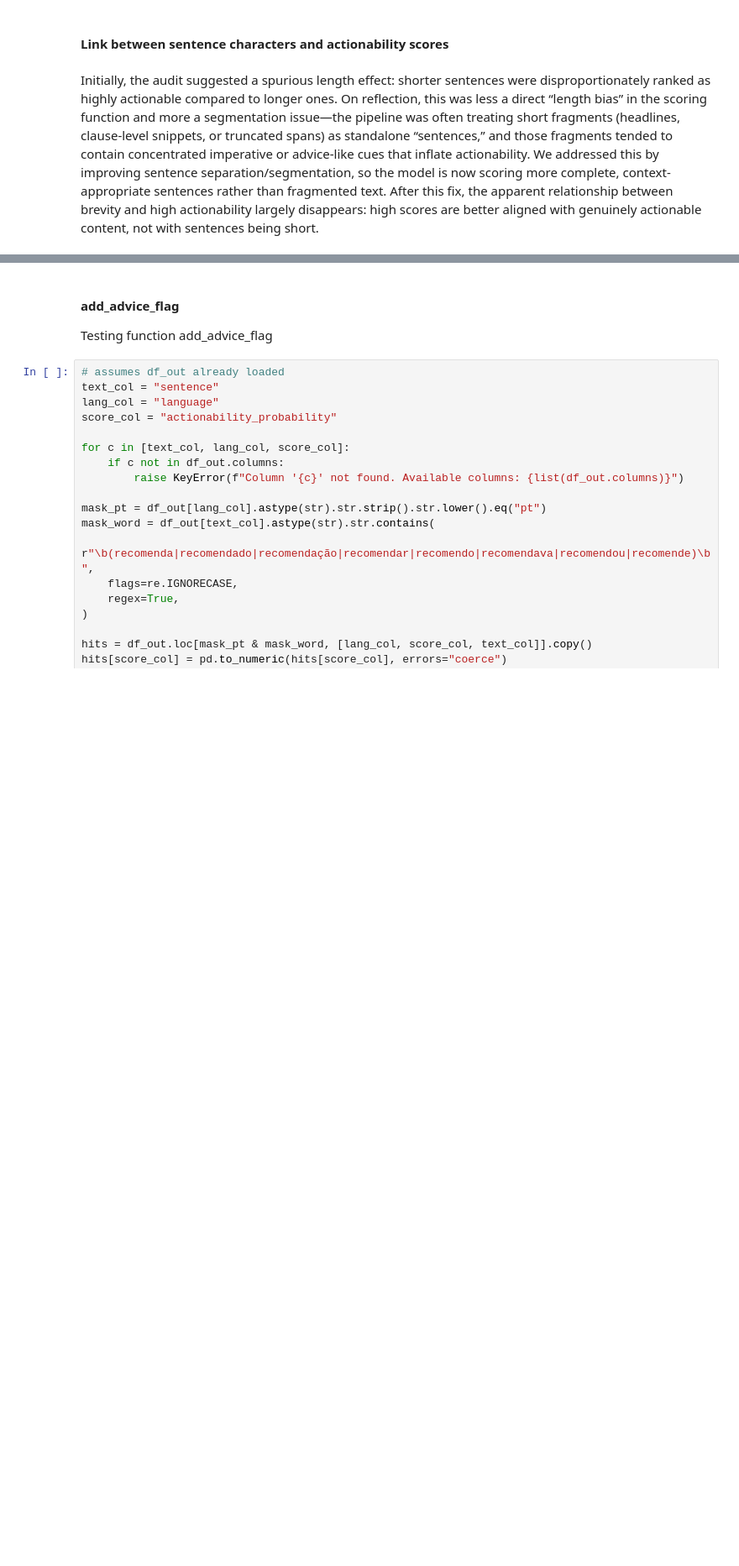
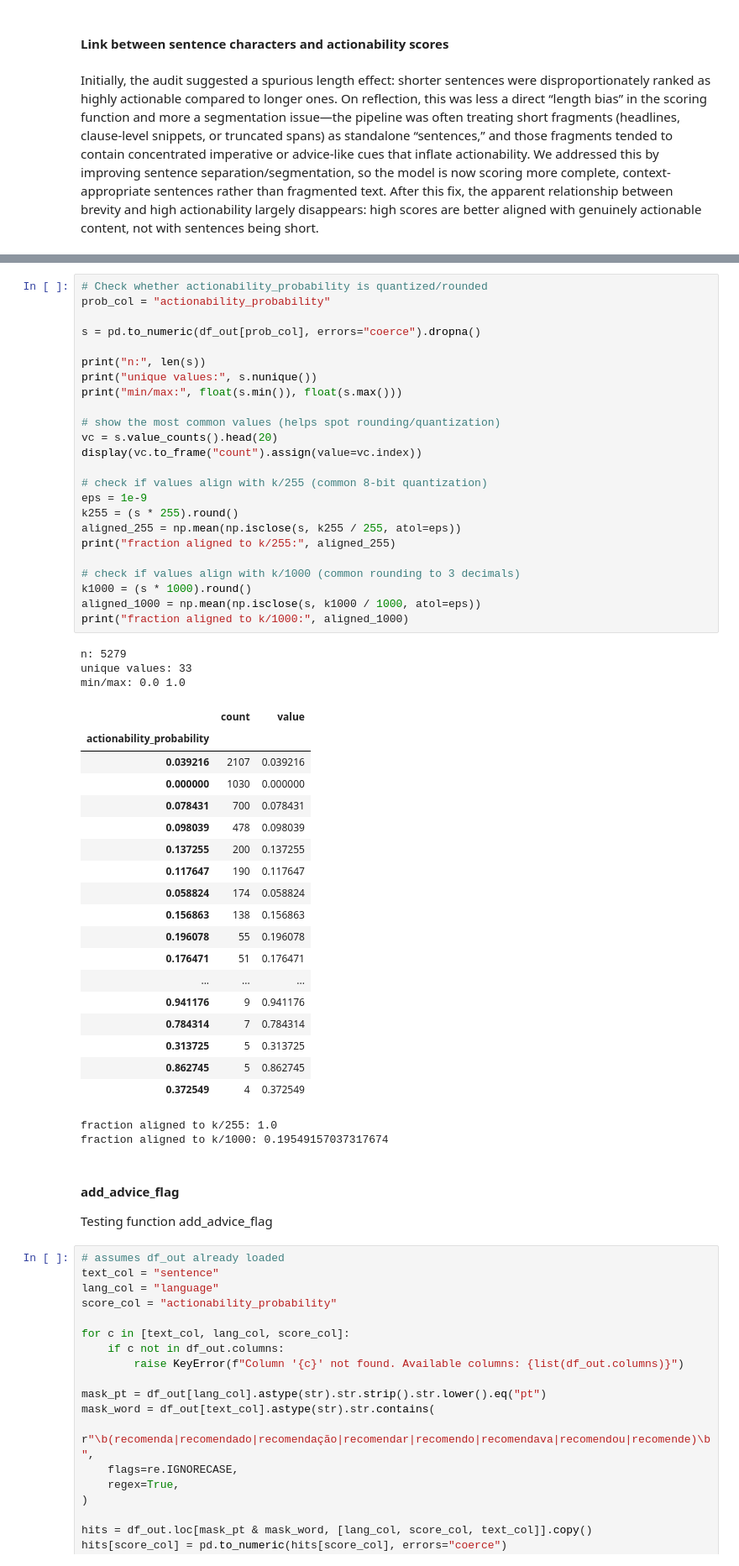
Before and after one commit to Lenap0911/NLP-model, a Jupyter notebook: nlp/actionability_tester.ipynb, the cells around one changed output, grey strips where cells are left out. Shown at 84% size. Saved outputs shown, nothing was run; the diff lists cells and outputs as text; blank space fills up the shorter version.

```diff
--- a/nlp/actionability_tester.ipynb
+++ b/nlp/actionability_tester.ipynb
@@ -577,3 +662,51 @@ plt.show()
+# %%
+# Check whether actionability_probability is quantized/rounded
+prob_col = "actionability_probability"
+
+s = pd.to_numeric(df_out[prob_col], errors="coerce").dropna()
+
+print("n:", len(s))
+print("unique values:", s.nunique())
+print("min/max:", float(s.min()), float(s.max()))
+
+# show the most common values (helps spot rounding/quantization)
+vc = s.value_counts().head(20)
+display(vc.to_frame("count").assign(value=vc.index))
+
+# check if values align with k/255 (common 8-bit quantization)
+eps = 1e-9
+k255 = (s * 255).round()
+aligned_255 = np.mean(np.isclose(s, k255 / 255, atol=eps))
+print("fraction aligned to k/255:", aligned_255)
+
+# check if values align with k/1000 (common rounding to 3 decimals)
+k1000 = (s * 1000).round()
+aligned_1000 = np.mean(np.isclose(s, k1000 / 1000, atol=eps))
+print("fraction aligned to k/1000:", aligned_1000)
+# %% [output]
+n: 5279
+unique values: 33
+min/max: 0.0 1.0
+|  | count | value |
+| actionability_probability |  |  |
+| 0.039216 | 2107 | 0.039216 |
+| 0.000000 | 1030 | 0.000000 |
+| 0.078431 | 700 | 0.078431 |
+| 0.098039 | 478 | 0.098039 |
+| 0.137255 | 200 | 0.137255 |
+| 0.117647 | 190 | 0.117647 |
+| 0.058824 | 174 | 0.058824 |
+| 0.156863 | 138 | 0.156863 |
+| 0.196078 | 55 | 0.196078 |
+| 0.176471 | 51 | 0.176471 |
+| ... | ... | ... |
+| 0.941176 | 9 | 0.941176 |
+| 0.784314 | 7 | 0.784314 |
+| 0.313725 | 5 | 0.313725 |
+| 0.862745 | 5 | 0.862745 |
+| 0.372549 | 4 | 0.372549 |
+fraction aligned to k/255: 1.0
+fraction aligned to k/1000: 0.19549157037317674
 # %% [markdown]
 #### add_advice_flag
 Testing function add_advice_flag
```
Also changed, not shown: parts of 8 cells of this notebook, 5 other files.
